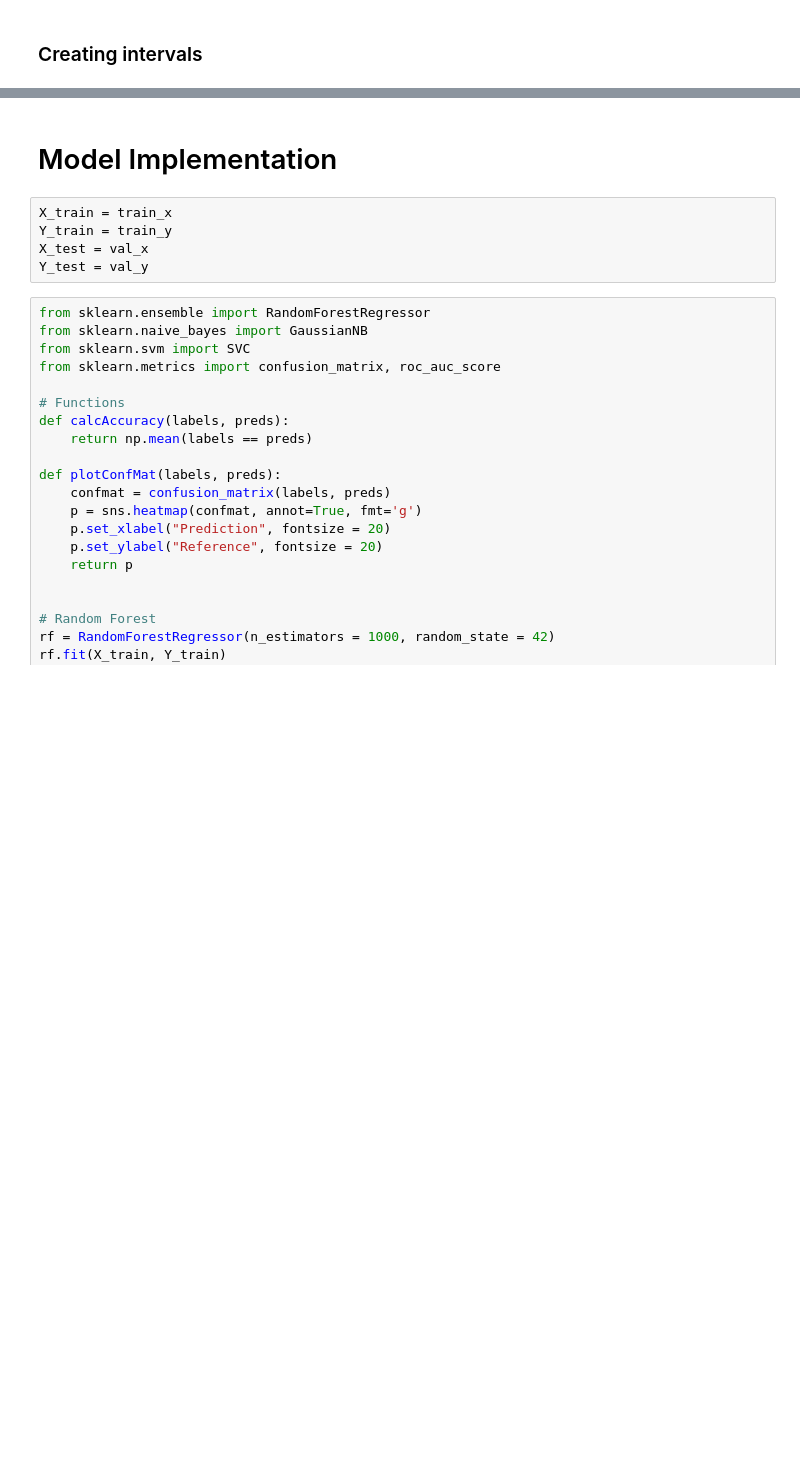
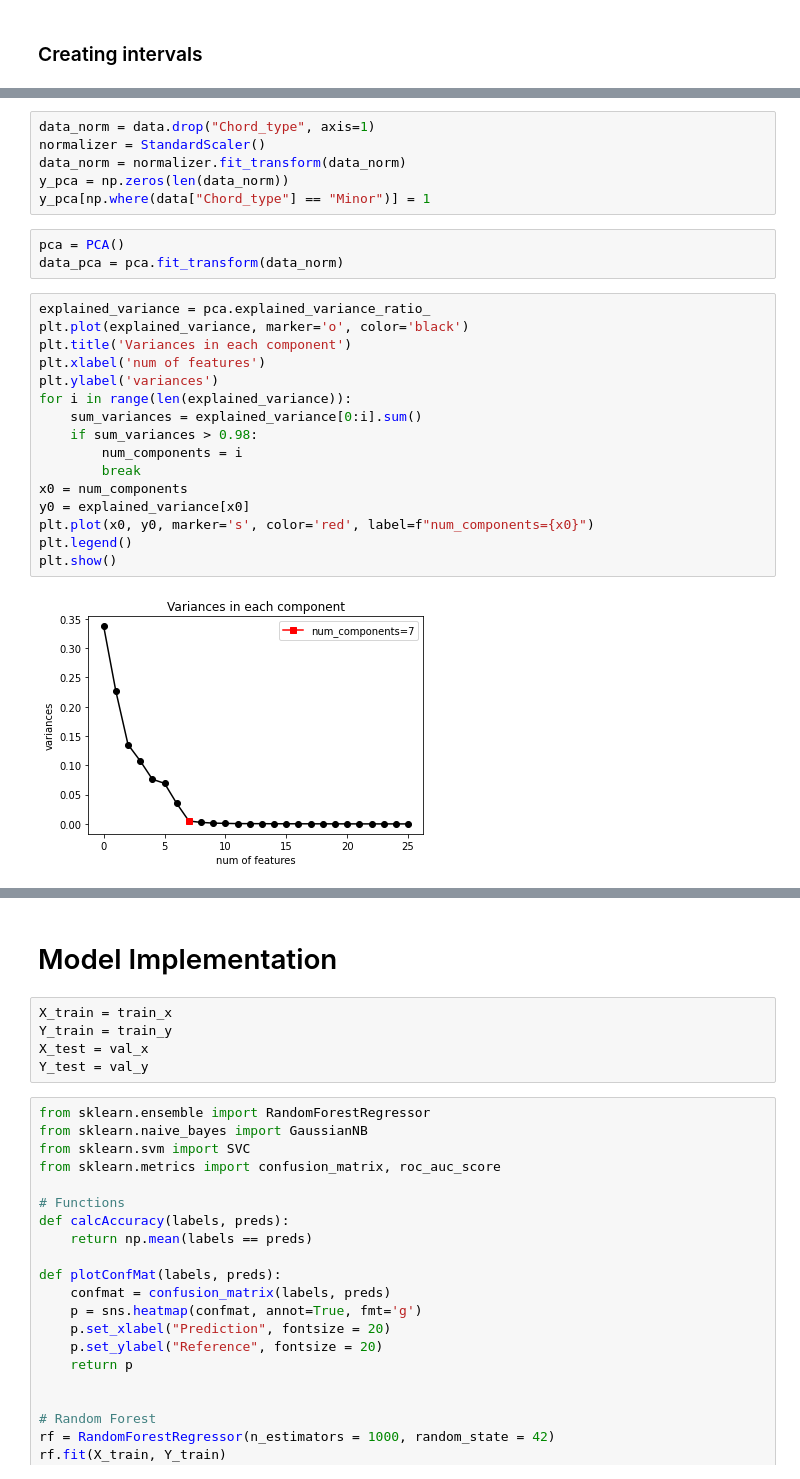
Before and after one commit to Aditib2409/EE-541-Project, a Jupyter notebook: chords_classification.ipynb, the cells around one changed output, grey strips where cells are left out. Drawn from its saved outputs; the diff is of its cells as text; blank space fills up the shorter version.

```diff
--- a/chords_classification.ipynb
+++ b/chords_classification.ipynb
@@ -96,0 +126,27 @@ for i in range(len(intervals)):
+# %%
+data_norm = data.drop("Chord_type", axis=1)
+normalizer = StandardScaler()
+data_norm = normalizer.fit_transform(data_norm)
+y_pca = np.zeros(len(data_norm))
+y_pca[np.where(data["Chord_type"] == "Minor")] = 1
+# %%
+pca = PCA()
+data_pca = pca.fit_transform(data_norm)
+# %%
+explained_variance = pca.explained_variance_ratio_
+plt.plot(explained_variance, marker='o', color='black')
+plt.title('Variances in each component')
+plt.xlabel('num of features')
+plt.ylabel('variances')
+for i in range(len(explained_variance)):
+    sum_variances = explained_variance[0:i].sum()
+    if sum_variances > 0.98:
+        num_components = i
+        break
+x0 = num_components
+y0 = explained_variance[x0]
+plt.plot(x0, y0, marker='s', color='red', label=f"num_components={x0}")
+plt.legend()
+plt.show()
+# %% [output]
+[figure, added]
```
Also changed, not shown: parts of 20 cells of this notebook.
